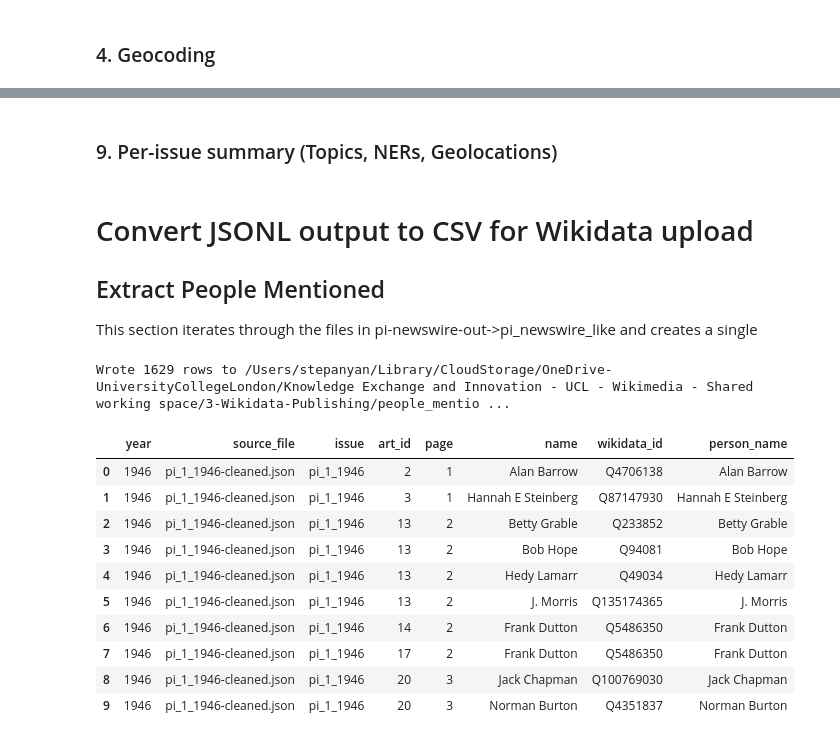
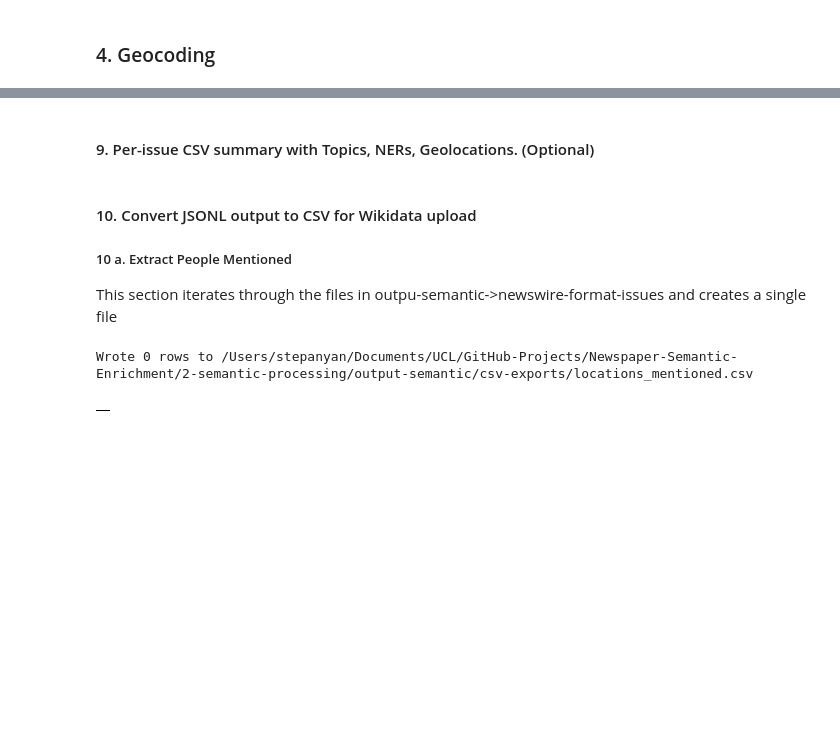
Before and after one commit to kstepanyan/Newspaper-Semantic-Enrichment, a Jupyter notebook: 2-semantic-processing/semantic-processing.ipynb, the cells around one changed output, grey strips where cells are left out. Saved outputs shown, nothing was run; the diff lists cells and outputs as text; code cells hidden in the pictures; blank space fills up the shorter version.

```diff
--- a/2-semantic-processing/semantic-processing.ipynb
+++ b/2-semantic-processing/semantic-processing.ipynb
@@ -5,18 +0,0 @@ Using Environment:
-# %%
-INPUT_ROOT  = "/Users/stepanyan/Library/CloudStorage/OneDrive-UniversityCollegeLondon/Knowledge Exchange and Innovation - UCL - Wikimedia - Shared working space/NER/Newswire - Jupyter/Pi-OCR-Articles-Cleaned-Combined"
-OUTPUT_ROOT = "/Users/stepanyan/Library/CloudStorage/OneDrive-UniversityCollegeLondon/Knowledge Exchange and Innovation - UCL - Wikimedia - Shared working space/NER/Newswire - Jupyter/pi-newswire-out"
-
-import os, re, json, gzip, time, math, glob, random, textwrap, itertools
-from pathlib import Path
-from collections import defaultdict, Counter
-
-import pandas as pd
-from tqdm import tqdm
-tqdm.pandas()
-
-os.makedirs(OUTPUT_ROOT, exist_ok=True)
-CACHE_DIR = Path(OUTPUT_ROOT) / "cache"
-CACHE_DIR.mkdir(parents=True, exist_ok=True)
-
-print("INPUT_ROOT :", INPUT_ROOT)
-print("OUTPUT_ROOT:", OUTPUT_ROOT)
@@ -919,8 +928,7 @@ import json, time
 df["text_clean"] = df["text_clean"].fillna("").astype(str)
 
 # 1) Point to where you stored the models (EDIT THIS to your path if different)
-# MODEL_HOME = Path.home() / "hf-models" / "newswire"   # e.g., Path("/Users/stepanyan/hf-models/newswire")
-MODEL_HOME = Path("/Users/stepanyan/Library/CloudStorage/OneDrive-UniversityCollegeLondon/Knowledge Exchange and Innovation - UCL - Wikimedia - Shared working space/NER/Newswire - Jupyter/Newswire-Topic-Models/newswire")
+MODEL_HOME = Path("newswire-topic-models")
 
 # 2) All Newswire topic heads
 TOPIC_MODELS = {
@@ -1160,5 +1205,5 @@ Wrote /Users/stepanyan/Library/CloudStorage/OneDrive-UniversityCollegeLondon/Kno
 # %% [markdown]
-### 9. Per-issue summary (Topics, NERs, Geolocations)
+#### 9. Per-issue CSV summary with Topics, NERs, Geolocations. (Optional)
 # %%
 import re
 from pathlib import Path
@@ -1290,9 +1335,9 @@ summary = pd.DataFrame(rows).sort_values(["Year","Issue"]).reset_index(drop=True
 summary
 summary.to_csv("pi_newswire_output_summary.csv", index=False, encoding="utf-8")
 # %% [markdown]
-# Convert JSONL output to CSV for Wikidata upload
-## Extract People Mentioned
-This section iterates through the files in pi-newswire-out->pi_newswire_like and creates a single
+#### 10. Convert JSONL output to CSV for Wikidata upload
+##### 10 a. Extract People Mentioned
+This section iterates through the files in outpu-semantic->newswire-format-issues and creates a single file
 # %%
 # --- Step 9: Extract people from JSONL into a CSV (basename + issue) ---
 import json
@@ -1302,9 +1347,12 @@ from pathlib import Path
 people_rows = []
 
 # Path to Step 8 JSONL exports
-jsonl_dir = Path(OUTPUT_ROOT) / "pi_newswire_like"
-CSV_DIR = "/Users/stepanyan/Library/CloudStorage/OneDrive-UniversityCollegeLondon/Knowledge Exchange and Innovation - UCL - Wikimedia - Shared working space/3-Wikidata-Publishing"
-out_csv = Path(CSV_DIR) / "people_mentioned.csv"
+jsonl_dir = Path(OUTPUT_ROOT) / "newswire-format-issues"
+CSV_DIR   =  OUTPUT_ROOT/"csv-exports"
+CSV_DIR.mkdir(parents=True, exist_ok=True)
+
+out_csv   = Path(CSV_DIR) / "people_mentioned.csv"
+
 
 def make_issue(name: str | None) -> str | None:
     """From a filename (no dirs), strip '-cleaned.jsonl' (preferred), else '-cleaned.json',
@@ -1339,42 +1387,32 @@ for f in sorted(jsonl_dir.glob("*.jsonl")):
                 if isinstance(p, dict):
                     name        = p.get("name")
                     wikidata_id = p.get("wikidata_id")
                     person_name = p.get("person_name", name)
                 else:
                     # fallback if it's just a string
                     name        = str(p)
                     wikidata_id = None
                     person_name = str(p)
 
                 people_rows.append({
                     "year": year,
                     "source_file": sf_name,  # basename only
                     "issue": issue_name,     # new column
                     "art_id": art_id,
                     "page": page,
                     "name": name,
                     "wikidata_id": wikidata_id,
                     "person_name": person_name,
                 })
 
 # Convert to DataFrame
 people_df = pd.DataFrame(people_rows)
 
 # Save to CSV
 people_df.to_csv(out_csv, index=False, encoding="utf-8")
 print(f"Wrote {len(people_df)} rows to {out_csv}")
 
 people_df.head(10)
 # %% [output]
-Wrote 1629 rows to /Users/stepanyan/Library/CloudStorage/OneDrive-UniversityCollegeLondon/Knowledge Exchange and Innovation - UCL - Wikimedia - Shared working space/3-Wikidata-Publishing/people_mentio ...
+Wrote 0 rows to /Users/stepanyan/Documents/UCL/GitHub-Projects/Newspaper-Semantic-Enrichment/2-semantic-processing/output-semantic/csv-exports/locations_mentioned.csv
-|  | year | source_file | issue | art_id | page | name | wikidata_id | person_name |
-| 0 | 1946 | pi_1_1946-cleaned.json | pi_1_1946 | 2 | 1 | Alan Barrow | Q4706138 | Alan Barrow |
-| 1 | 1946 | pi_1_1946-cleaned.json | pi_1_1946 | 3 | 1 | Hannah E Steinberg | Q87147930 | Hannah E Steinberg |
-| 2 | 1946 | pi_1_1946-cleaned.json | pi_1_1946 | 13 | 2 | Betty Grable | Q233852 | Betty Grable |
-| 3 | 1946 | pi_1_1946-cleaned.json | pi_1_1946 | 13 | 2 | Bob Hope | Q94081 | Bob Hope |
-| 4 | 1946 | pi_1_1946-cleaned.json | pi_1_1946 | 13 | 2 | Hedy Lamarr | Q49034 | Hedy Lamarr |
-| 5 | 1946 | pi_1_1946-cleaned.json | pi_1_1946 | 13 | 2 | J. Morris | Q135174365 | J. Morris |
-| 6 | 1946 | pi_1_1946-cleaned.json | pi_1_1946 | 14 | 2 | Frank Dutton | Q5486350 | Frank Dutton |
-| 7 | 1946 | pi_1_1946-cleaned.json | pi_1_1946 | 17 | 2 | Frank Dutton | Q5486350 | Frank Dutton |
-| 8 | 1946 | pi_1_1946-cleaned.json | pi_1_1946 | 20 | 3 | Jack Chapman | Q100769030 | Jack Chapman |
-| 9 | 1946 | pi_1_1946-cleaned.json | pi_1_1946 | 20 | 3 | Norman Burton | Q4351837 | Norman Burton |
+|  |
```
Also changed, not shown: parts of 46 cells of this notebook, 10 other files.
